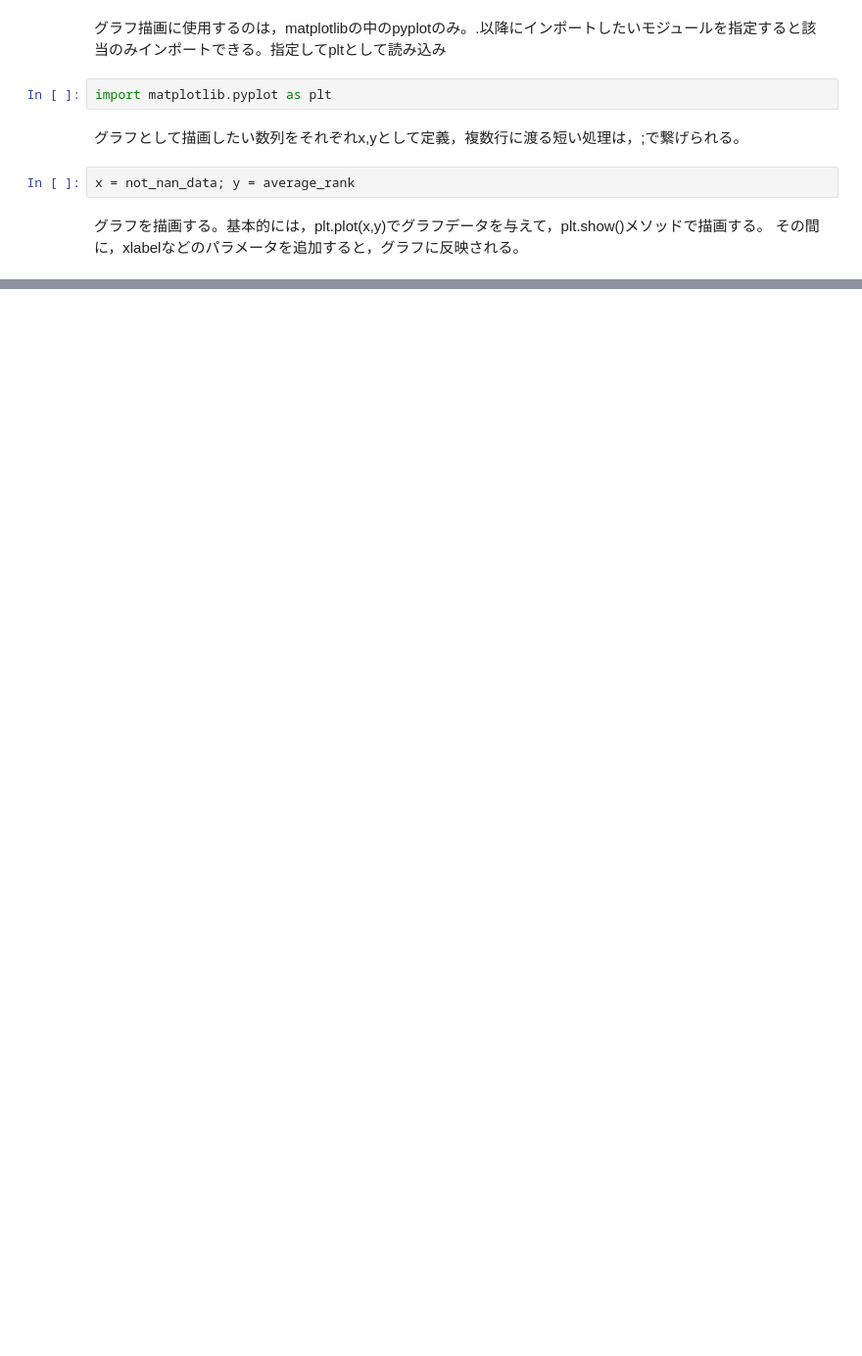
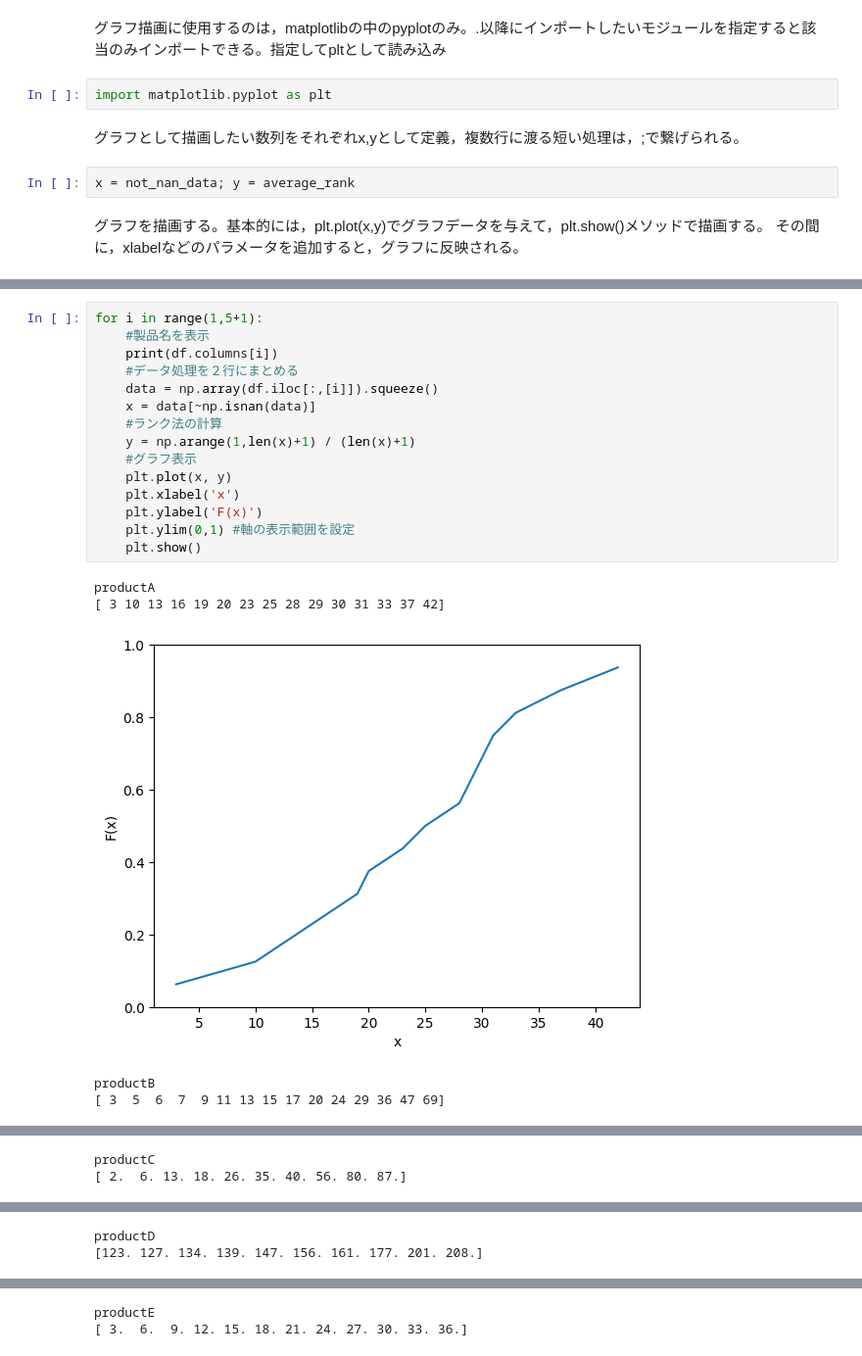
Before and after one commit to yusaku-m/Statistical-Analysis, a Jupyter notebook: first_week.ipynb, the cells around one changed output, grey strips where cells are left out. Shown at 98% size. Cells and saved outputs as stored; diff of their text form; blank space fills up the shorter version.

```diff
--- a/first_week.ipynb
+++ b/first_week.ipynb
@@ -255,0 +265,21 @@ plt.show()
+# %%
+for i in range(1,5+1):
+    #製品名を表示
+    print(df.columns[i])
+    #データ処理を２行にまとめる
+    data = np.array(df.iloc[:,[i]]).squeeze()
+    x = data[~np.isnan(data)]
+    #ランク法の計算
+    y = np.arange(1,len(x)+1) / (len(x)+1)
+    #グラフ表示
+    plt.plot(x, y)
+    plt.xlabel('x')
+    plt.ylabel('F(x)')
+    plt.ylim(0,1) #軸の表示範囲を設定
+    plt.show()
+# %% [output]
+productA
+[ 3 10 13 16 19 20 23 25 28 29 30 31 33 37 42]
+[figure, added]
+productB
+[ 3  5  6  7  9 11 13 15 17 20 24 29 36 47 69]
@@ -255,0 +287,2 @@ plt.show()
+productC
+[ 2.  6. 13. 18. 26. 35. 40. 56. 80. 87.]
@@ -255,0 +290,2 @@ plt.show()
+productD
+[123. 127. 134. 139. 147. 156. 161. 177. 201. 208.]
@@ -255,0 +293,2 @@ plt.show()
+productE
+[ 3.  6.  9. 12. 15. 18. 21. 24. 27. 30. 33. 36.]
```
Also changed, not shown: parts of 14 cells of this notebook.
